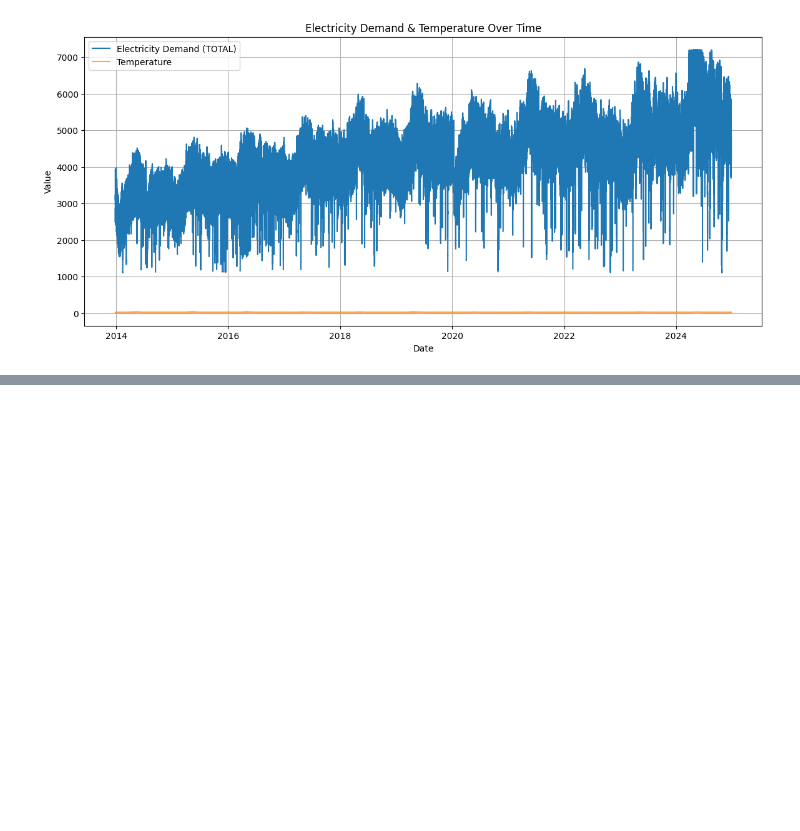
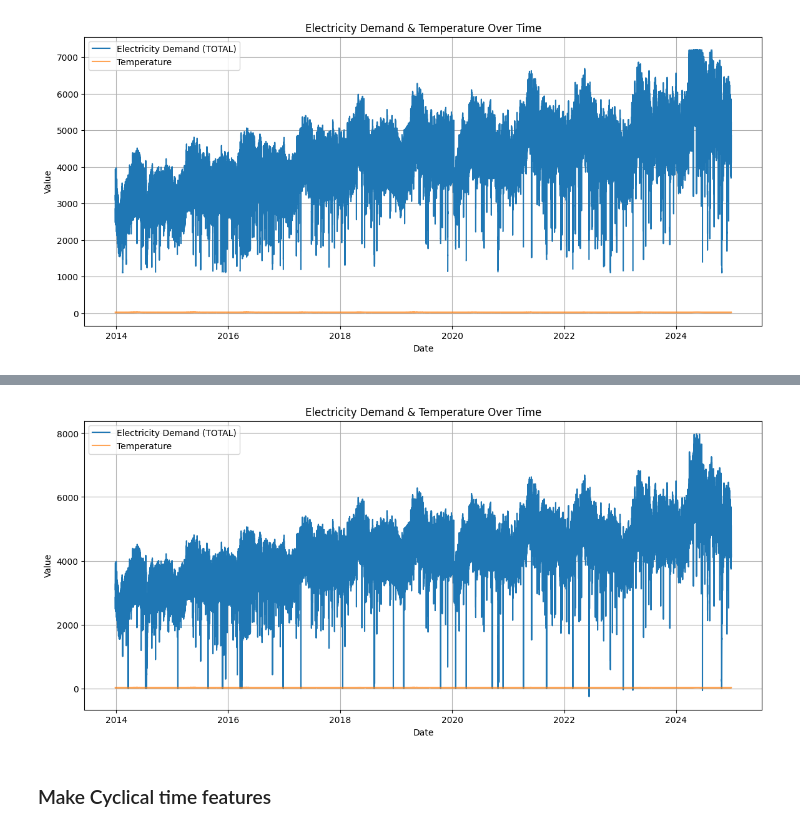
Before and after one commit to raymond2330/Classical-Forecasting, a Jupyter notebook: check_data.ipynb, the cells around one changed output, grey strips where cells are left out. Cells and saved outputs as stored; diff of their text form; code cells hidden in the pictures; blank space fills up the shorter version.

```diff
--- a/check_data.ipynb
+++ b/check_data.ipynb
@@ -831,0 +1440,37 @@ plt.show()
+# %%
+# Plot the new data to see if the noises were fixed using kalman filter
+
+import pandas as pd
+import matplotlib.pyplot as plt
+from tqdm import tqdm
+
+# File path
+file_path = "Demand_smoothed_kalman.csv"
+chunksize = 10_000  # Initial chunk size
+
+with open(file_path) as f:
+    total_rows = sum(1 for _ in f) - 1
+
+# Load dataset with progress bar
+chunks = []
+with tqdm(total=total_rows, desc="Loading CSV", unit="rows") as pbar:
+    for chunk in pd.read_csv(file_path, parse_dates=["DateTime"], index_col="DateTime", chunksize=chunksize):
+        chunks.append(chunk)
+        pbar.update(len(chunk))
+
+df = pd.concat(chunks)
+
+# Plot Demand (TOTAL) and Temperature
+plt.figure(figsize=(14,6))
+plt.plot(df.index, df["TOTAL"], label="Electricity Demand (TOTAL)", color="tab:blue")
+plt.plot(df.index, df["Temperature"], label="Temperature", color="tab:orange", alpha=0.7)
+plt.title("Electricity Demand & Temperature Over Time")
+plt.xlabel("Date")
+plt.ylabel("Value")
+plt.legend()
+plt.grid(True)
+plt.show()
+# %% [output]
+[figure, added]
+# %% [markdown]
+### Make Cyclical time features
```
Also changed, not shown: parts of 22 cells of this notebook, 1 other file.
